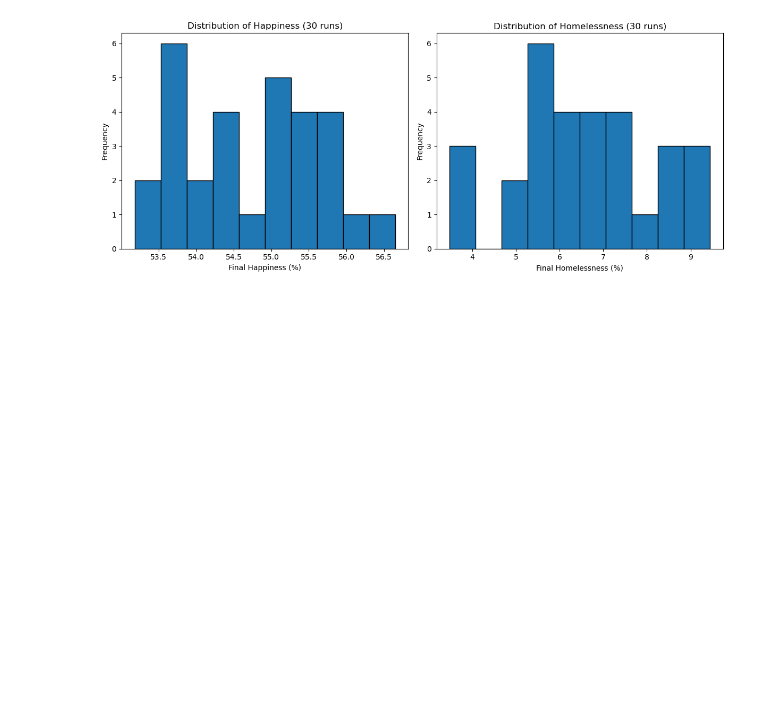
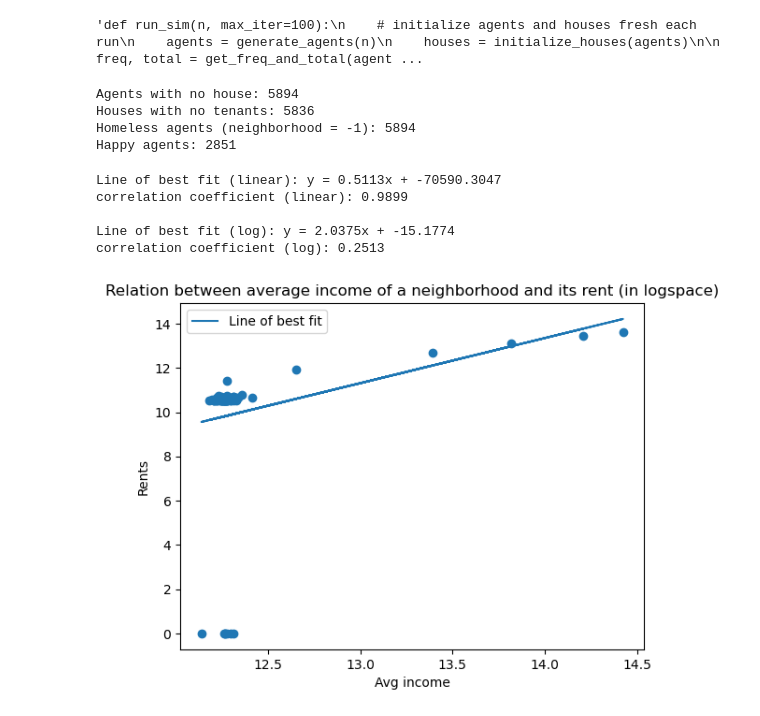
Before and after one commit to danielthomas-econ/schelling_income_model, a Jupyter notebook: plots.ipynb, the cells around one changed output. Drawn from its saved outputs; the diff is of its cells as text; code cells hidden in the pictures; blank space fills up the shorter version.

```diff
--- a/plots.ipynb
+++ b/plots.ipynb
@@ -143,5 +161,5 @@ Neighborhood 99: 87 agents
 # %%
-def run_sim(n, max_iter=100):
+"""def run_sim(n, max_iter=100):
     # initialize agents and houses fresh each run
     agents = generate_agents(n)
     houses = initialize_houses(agents)
@@ -151,8 +169,9 @@ def run_sim(n, max_iter=100):
 
     priced_out_mask = check_priced_out(agents, houses, proportions)
     evict_priced_out(agents, houses, priced_out_mask)
+    current_rents = get_current_rents(houses)
 
-    utilities = get_utilities(agents, proportions)
+    utilities = get_utilities(agents, proportions,current_rents)
     bids, neighborhoods_chosen = place_bid(agents, utilities)
     agents, houses, cutoff_bids = allocate_houses(agents, houses, bids, neighborhoods_chosen)
     houses = update_prices(houses, neighborhoods_chosen, cutoff_bids)
@@ -168,8 +187,9 @@ def run_sim(n, max_iter=100):
 
         priced_out_mask = check_priced_out(agents, houses, proportions)
         evict_priced_out(agents, houses, priced_out_mask)
+        current_rents = get_current_rents(houses)
 
-        utilities = get_utilities(agents, proportions)
+        utilities = get_utilities(agents, proportions, current_rents)
         bids, neighborhoods_chosen = place_bid(agents, utilities)
         agents, houses, cutoff_bids = allocate_houses(agents, houses, bids, neighborhoods_chosen)
         houses = update_prices(houses, neighborhoods_chosen, cutoff_bids)
@@ -209,12 +229,72 @@ plt.ylabel("Frequency")
 plt.title("Distribution of Homelessness (30 runs)")
 
 plt.tight_layout()
-plt.show()
+plt.show()"""
 
 # first run: 76m 18.7s = 4578.7s
 # after skipping utility check for happy agents: 71m 16.6s = 4276.6s (~6.6% speedup)
 # %% [output]
-[figure, removed]
+'def run_sim(n, max_iter=100):\n    # initialize agents and houses fresh each run\n    agents = generate_agents(n)\n    houses = initialize_houses(agents)\n\n    freq, total = get_freq_and_total(agent ...
+# %%
+no_house = np.sum(agents["house"]==-1)
+no_tenant = np.sum(houses["tenant"]==-1)
+homeless = np.sum(agents["neighborhood"]==-1)
+happy = np.sum(agents["happy"])
+print(f"Agents with no house: {no_house}")
+print(f"Houses with no tenants: {no_tenant}")
+print(f"Homeless agents (neighborhood = -1): {homeless}")
+print(f"Happy agents: {happy}")
+# %% [output]
+Agents with no house: 5894
+Houses with no tenants: 5836
+Homeless agents (neighborhood = -1): 5894
+Happy agents: 2851
+# %%
+# plot the correlation between avg neighborhood income and the rent there
+avg_income = np.zeros(N_NEIGHBORHOODS)
+rent = np.zeros(N_NEIGHBORHOODS) # all houses in a neighborhood share the same price, so avg is meaningless
+
+for i in range(N_NEIGHBORHOODS):
+    agent_mask = agents["neighborhood"] == i
+    if len(agent_mask) > 0:
+        avg_income[i] = np.mean(agents["income"][agent_mask])
+        if rent[i] == 0:
+            valid = agents["rent_paid"][agent_mask]
+            rent[i] = valid[0]
+    else:
+        avg_income[i] = 0
+
+log_income = np.log(avg_income)
+log_rent = np.zeros_like(log_income)
+for i in range(len(rent)):
+    if rent[i] > 0:
+        log_rent[i] = np.log(rent[i])
+    else:
+        log_rent[i] = 0
+
+m_linear, b_linear = np.polyfit(avg_income, rent,1)
+correlation_linear = np.corrcoef(avg_income, rent)[0,1]
+m,b = np.polyfit(log_income, log_rent, 1) # m here -> income elasticity of demand for housing
+correlation = np.corrcoef(log_income, log_rent)[0,1]
+print(f"Line of best fit (linear): y = {m_linear:.4f}x + {b_linear:.4f}")
+print(f"correlation coefficient (linear): {correlation_linear:.4f}")
+print()
+print(f"Line of best fit (log): y = {m:.4f}x + {b:.4f}")
+print(f"correlation coefficient (log): {correlation:.4f}")
+plt.scatter(log_income, log_rent)
+plt.plot(log_income, m*log_income+b, label = "Line of best fit")
+plt.title("Relation between average income of a neighborhood and its rent (in logspace)")
+plt.xlabel("Avg income")
+plt.ylabel("Rents")
+plt.legend()
+plt.show()
+# %% [output]
+Line of best fit (linear): y = 0.5113x + -70590.3047
+correlation coefficient (linear): 0.9899
+
+Line of best fit (log): y = 2.0375x + -15.1774
+correlation coefficient (log): 0.2513
+[figure, added]
 # %%
 # plot the agents income distribution
 incomes = agents["income"]
```
Also changed, not shown: parts of 10 cells of this notebook, 5 other files.
